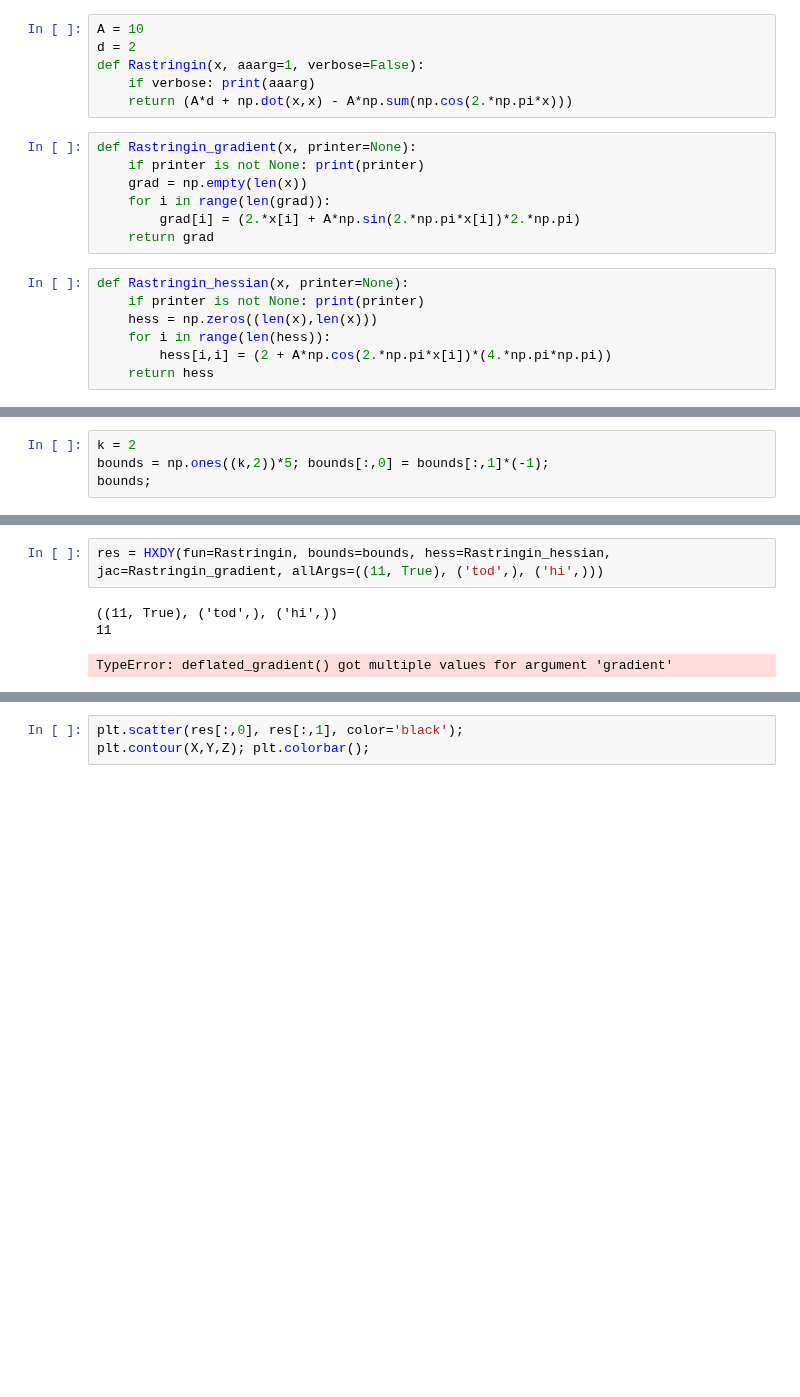
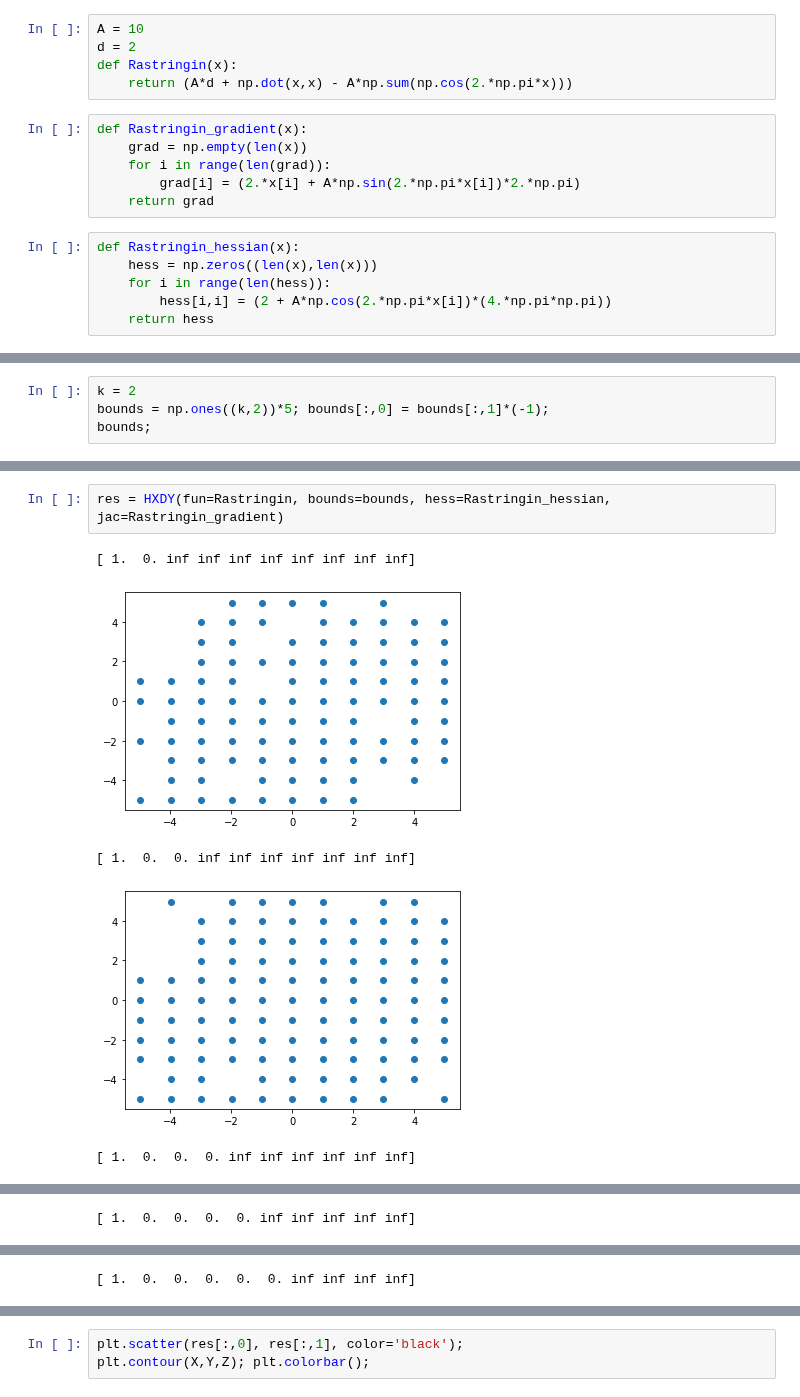
Before and after one commit to lbl-camera/HGDL, a Jupyter notebook: Examples.ipynb, the cells around one changed output, grey strips where cells are left out. Saved outputs shown, nothing was run; the diff lists cells and outputs as text; blank space fills up the shorter version.

```diff
--- a/Examples.ipynb
+++ b/Examples.ipynb
@@ -7,19 +7,16 @@ import matplotlib.pyplot as plt
 # %%
 A = 10
 d = 2
-def Rastringin(x, aaarg=1, verbose=False):
-    if verbose: print(aaarg)
+def Rastringin(x):
     return (A*d + np.dot(x,x) - A*np.sum(np.cos(2.*np.pi*x)))
 # %%
-def Rastringin_gradient(x, printer=None):
-    if printer is not None: print(printer)
+def Rastringin_gradient(x):
     grad = np.empty(len(x))
     for i in range(len(grad)):
         grad[i] = (2.*x[i] + A*np.sin(2.*np.pi*x[i])*2.*np.pi)
     return grad
 # %%
-def Rastringin_hessian(x, printer=None):
-    if printer is not None: print(printer)
+def Rastringin_hessian(x):
     hess = np.zeros((len(x),len(x)))
     for i in range(len(hess)):
         hess[i,i] = (2 + A*np.cos(2.*np.pi*x[i])*(4.*np.pi*np.pi))
@@ -48,6 +43,8 @@ hi
 # %%
-res = HXDY(fun=Rastringin, bounds=bounds, hess=Rastringin_hessian, jac=Rastringin_gradient, allArgs=((11, True), ('tod',), ('hi',)))
+res = HXDY(fun=Rastringin, bounds=bounds, hess=Rastringin_hessian, jac=Rastringin_gradient)
 # %% [output]
-((11, True), ('tod',), ('hi',))
-11
+[ 1.  0. inf inf inf inf inf inf inf inf]
+[figure, added]
-TypeError: deflated_gradient() got multiple values for argument 'gradient'
+[ 1.  0.  0. inf inf inf inf inf inf inf]
+[figure, added]
+[ 1.  0.  0.  0. inf inf inf inf inf inf]
@@ -53,0 +52 @@ TypeError: deflated_gradient() got multiple values for argument 'gradient'
+[ 1.  0.  0.  0.  0. inf inf inf inf inf]
@@ -53,0 +54 @@ TypeError: deflated_gradient() got multiple values for argument 'gradient'
+[ 1.  0.  0.  0.  0.  0. inf inf inf inf]
```
Also changed, not shown: parts of 2 cells of this notebook, 1 other file.
